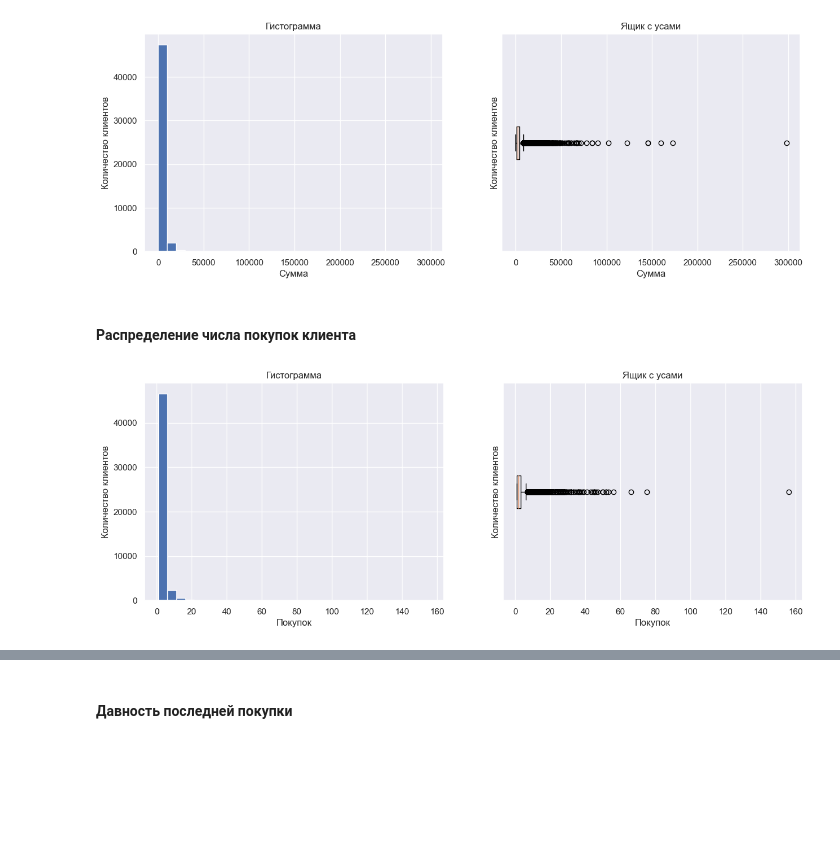
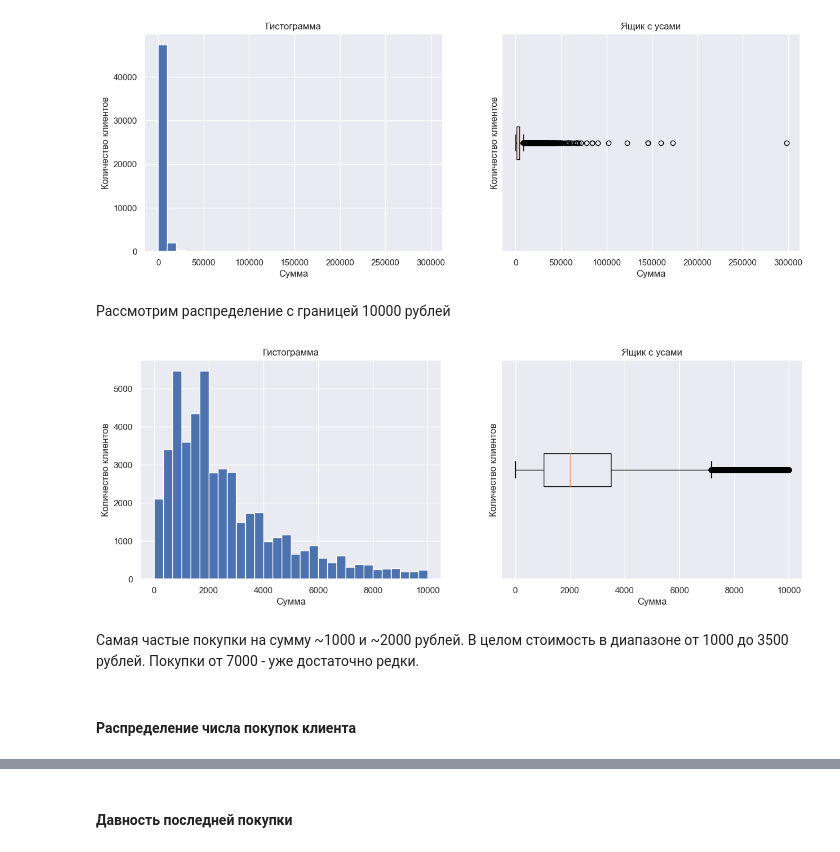
Before and after one commit to andrew-tvorogov/practicum_masterskaya_2, a Jupyter notebook: practicum_apparel.ipynb, the cells around one changed output, grey strips where cells are left out. Saved outputs shown, nothing was run; the diff lists cells and outputs as text; code cells hidden in the pictures; blank space fills up the shorter version.

```diff
--- a/practicum_apparel.ipynb
+++ b/practicum_apparel.ipynb
@@ -658,9 +597,15 @@ apparel_client.fillna(0, inplace=True) # заполнит пропуски по
 show_numeric_bplt_hist(apparel_client, 'order_amount_sum', 'Сумма', 'Количество клиентов', 30)
 # %% [output]
 [figure]
+# %% [markdown]
+Рассмотрим распределение с границей 10000 рублей
+# %%
+apparel_client_cut_order_amount_10000 = apparel_client.query('order_amount_sum <= 10000')
+# %%
+show_numeric_bplt_hist(apparel_client_cut_order_amount_10000, 'order_amount_sum', 'Сумма', 'Количество клиентов', 30)
+# %% [output]
+[figure, added]
+# %% [markdown]
+Самая частые покупки на сумму ~1000 и ~2000 рублей. В целом стоимость в диапазоне от 1000 до 3500 рублей. Покупки от 7000 - уже достаточно редки.
 # %% [markdown]
 #### Распределение числа покупок клиента
-# %%
-show_numeric_bplt_hist(apparel_client, 'purchase_count', 'Покупок', 'Количество клиентов', 30)
-# %% [output]
-[figure, removed]
```
Also changed, not shown: parts of 36 cells of this notebook.
